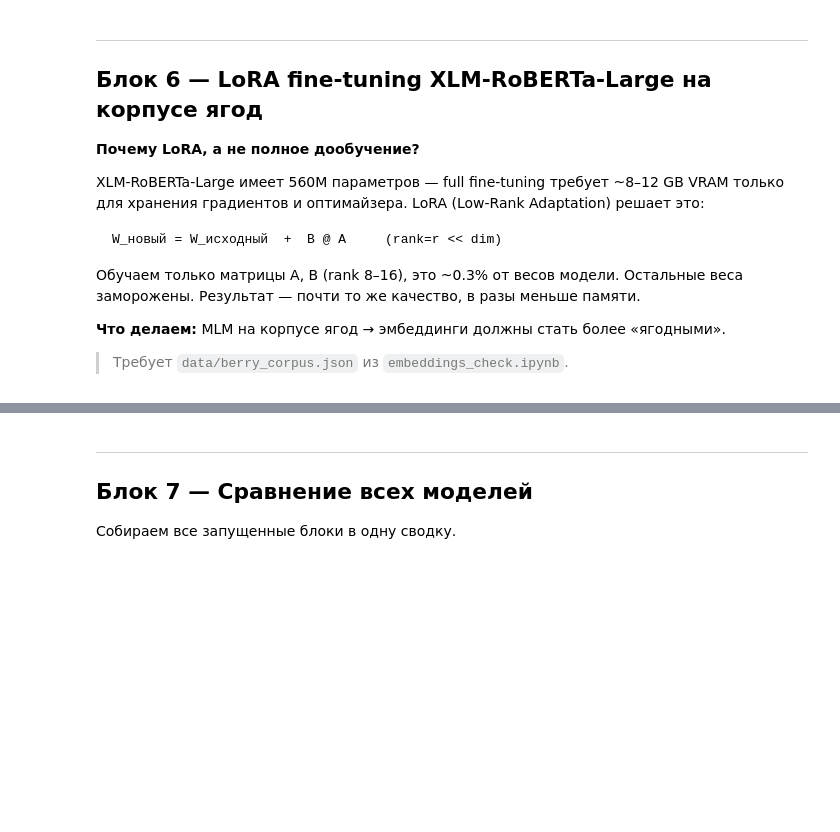
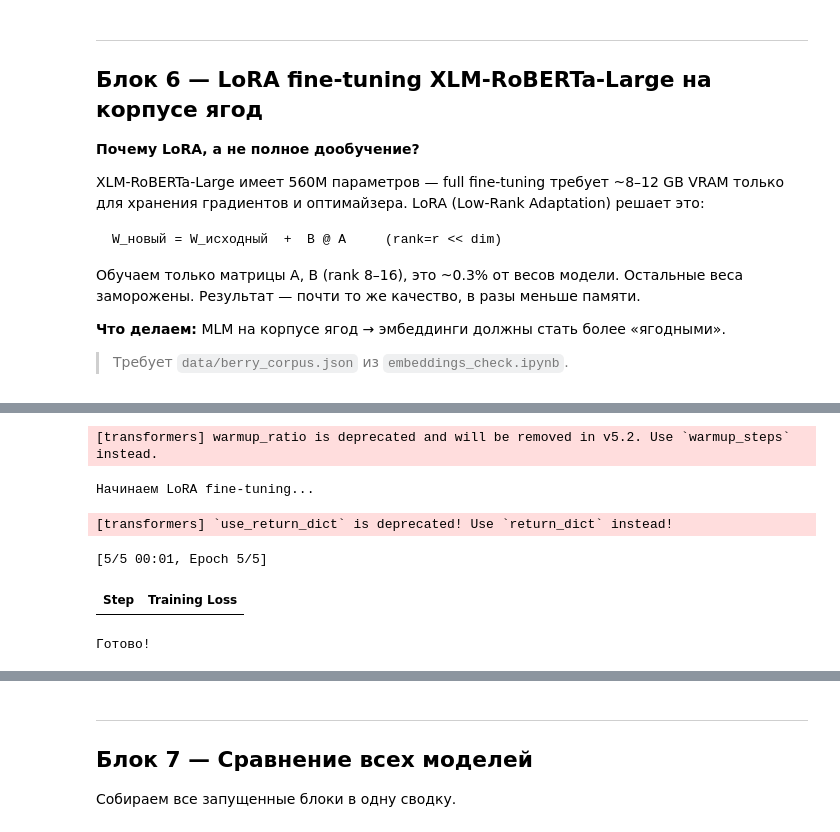
Before and after one commit to dimagum/berry-embeddings, a Jupyter notebook: large_pretrains.ipynb, the cells around one changed output, grey strips where cells are left out. Cells and saved outputs as stored; diff of their text form; code cells hidden in the pictures; blank space fills up the shorter version.

```diff
--- a/large_pretrains.ipynb
+++ b/large_pretrains.ipynb
@@ -534,30 +691,36 @@ print(f"Датасет: {len(lora_dataset)} примеров")
 # %%
 lora_args = TrainingArguments(
     output_dir="data/xlmr-large-berry-lora",
     num_train_epochs=5,
     per_device_train_batch_size=4,     # маленький батч для CPU
     gradient_accumulation_steps=4,     # эффективный батч = 16
     learning_rate=3e-4,                # LoRA обычно учат с большим lr
     weight_decay=0.01,
     warmup_ratio=0.1,
     logging_steps=10,
     save_strategy="no",
     report_to="none",
     fp16=torch.cuda.is_available(),
-    no_cuda=not torch.cuda.is_available(),
     dataloader_num_workers=0,
 )
 
 trainer = Trainer(
     model=lora_model,
     args=lora_args,
     train_dataset=lora_dataset,
     data_collator=data_collator,
 )
 
 print("Начинаем LoRA fine-tuning...")
 trainer.train()
 print("Готово!")
+# %% [output]
+[transformers] warmup_ratio is deprecated and will be removed in v5.2. Use `warmup_steps` instead.
+Начинаем LoRA fine-tuning...
+[transformers] `use_return_dict` is deprecated! Use `return_dict` instead!
+[5/5 00:01, Epoch 5/5]
+| Step | Training Loss |
+Готово!
 # %%
 # Сохраняем только LoRA-адаптеры (~несколько MB, не весь xlm-r-large)
 lora_model.save_pretrained("data/xlmr-large-berry-lora")
```
Also changed, not shown: parts of 32 cells of this notebook, 9 other files.
